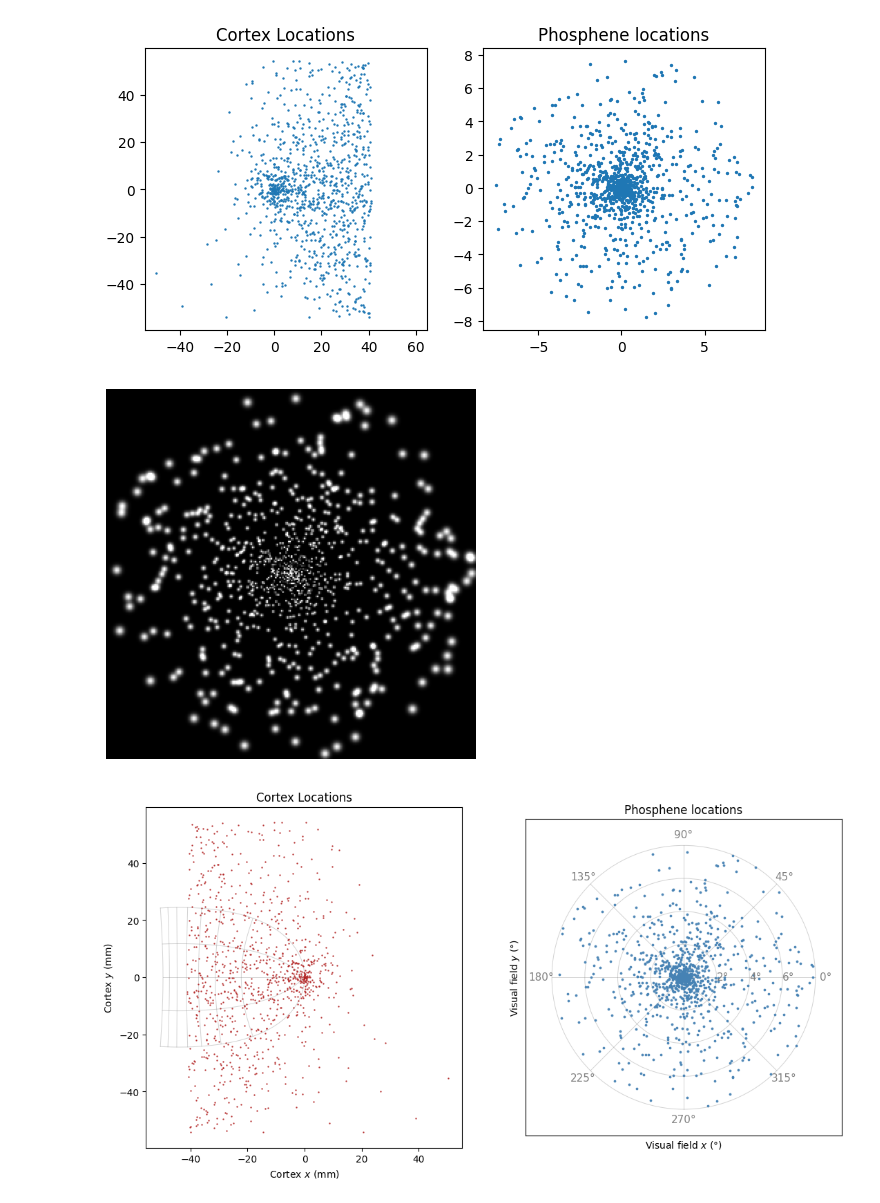
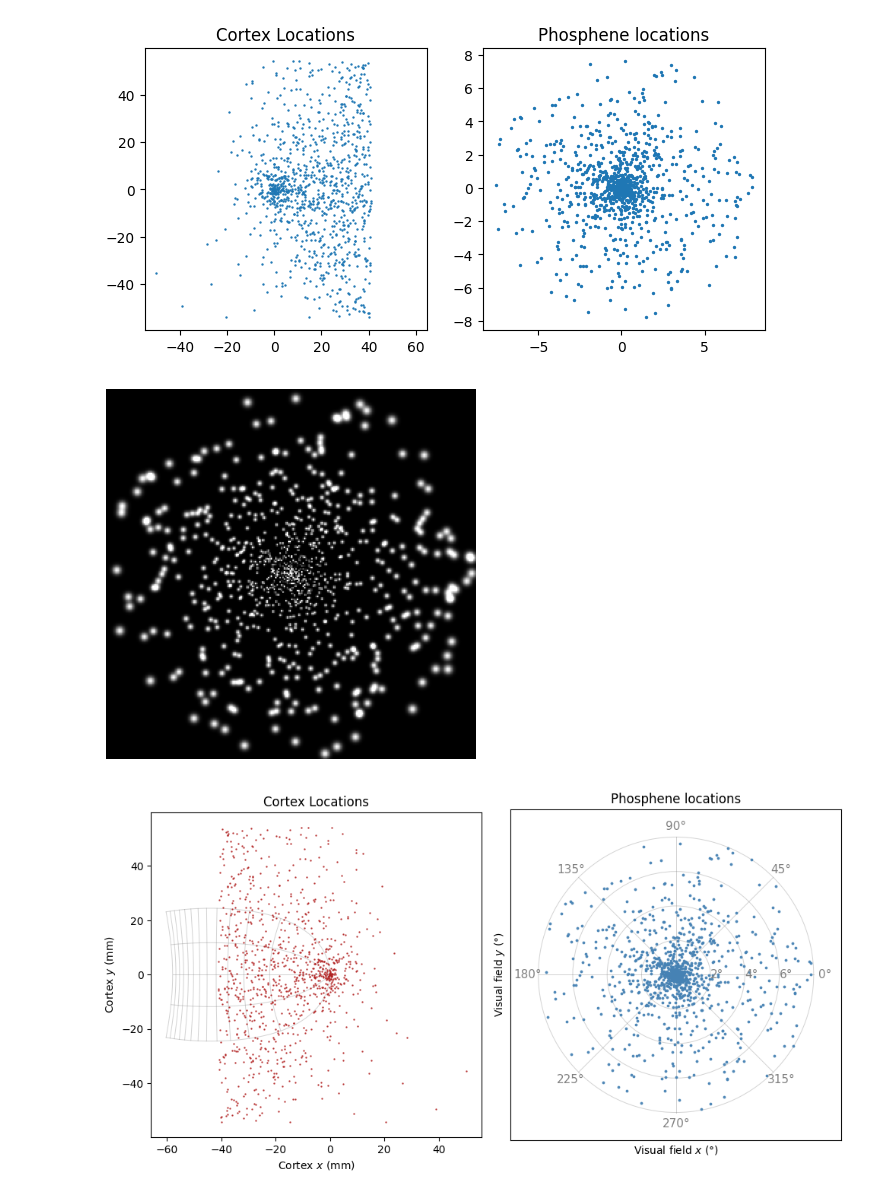
Before and after one commit to MichelleAppel/SCAPE, a Jupyter notebook: notebooks/demo_cortex_models.ipynb, the cells around one changed output. Cells and saved outputs as stored; diff of their text form; code cells hidden in the pictures.

Commit message:
diagrams

```diff
--- a/notebooks/demo_cortex_models.ipynb
+++ b/notebooks/demo_cortex_models.ipynb
@@ -59,11 +59,11 @@ Wrote 32 by 32 grid centered at fovea to ../electrode_schemes/yaml/biggrid.yaml
 # %%
 import pickle
 # %%
-PLOT_TRUE_CORTEX_LOCATIONS = True # set true for plotting the distorted cortex locations corresponding to the phosphenes.
+PLOT_TRUE_CORTEX_LOCATIONS = False # set true for plotting the distorted cortex locations corresponding to the phosphenes.
 
 
 # read parameters from yaml file
-params = utils.load_params(os.path.join(BASE_PATH, 'config','params.yaml'))
+# params = utils.load_params(os.path.join(BASE_PATH, 'config','params.yaml'))
 
 # initialise phopshene locations, either using a cortex model or semi-probabilistically
 # x,y = utils.load_coordinates_from_yaml(os.path.join(BASE_PATH, 'electrode_schemes', 'yaml', 'squares.yaml'))
@@ -79,7 +79,10 @@ if PLOT_TRUE_CORTEX_LOCATIONS:
     visual_field_to_cortex = cortex_models.get_mapping_from_visual_field_to_cortex(params['cortex_model'])
     z = coordinates_visual_field.flip(hor=True, vert=True).complex
     coordinates_cortex = Map(z=visual_field_to_cortex(z))
-
+# else:
+#     params['run']['view_angle'] = 3
+#     coordinates_cortex = cortex_models.get_cortex_coordinates_default(params['cortex_model'])
+#     coordinates_visual_field = get_visual_field_coordinates_from_cortex(params['cortex_model'], coordinates_cortex)
 
 # Plot cortex locations
 fig, axs = plt.subplots(1,2, figsize=(8,4))
@@ -137,7 +140,7 @@ for i,stim in enumerate(stims):
     plt.axis('off')
     plt.show()
 # %% [output]
-[figure, old version]
+[figure, new version]
 # %%
 import numpy as np
 import matplotlib.pyplot as plt
@@ -149,7 +152,7 @@ import matplotlib.pyplot as plt
 view_angle = params['run']['view_angle']          # 16
 half_angle = view_angle / 2                        # 8
 
-fig, axs = plt.subplots(1, 2, figsize=(13, 8))
+fig, axs = plt.subplots(1, 2, figsize=(10, 5))
 
 
 
@@ -157,7 +160,8 @@ fig, axs = plt.subplots(1, 2, figsize=(13, 8))
 # Half‐circle in visual field (90°→270°)
 phis_cortex = np.linspace(0.5*np.pi, 1.5*np.pi, 5)
 # Radii for the retinotopic grid
-radii = np.linspace(2, 14, 7)
+radii = np.linspace(2, 25, 12)
+phis_cortex = np.linspace(0.5*np.pi, 1.5*np.pi, 5)
 
 # --- Cortex panel (Cartesian axes + retinotopic grid) ---
 coords_cortex = coordinates_cortex.flip(hor=True, vert=False)
@@ -228,32 +232,35 @@ for φ,deg in zip(phis_full, deg_labels):
     axs[1].plot([0, max_rad*np.cos(φ)],
                 [0, max_rad*np.sin(φ)],
                 color='gray', lw=0.7,
                 alpha=0.35, zorder=1)
     axs[1].text(1.08*max_rad*np.cos(φ),
                 1.08*max_rad*np.sin(φ),
                 f"{deg}°", fontsize=11,
                 ha='center', va='center',
                 color='gray')
 
 # radial (distance) labels on horizontal
 for R in circle_radii[:-1]:
     axs[1].text(R, 0,
                 f"{int(R)}°",
                 fontsize=11,
                 ha='left', va='center',
                 color='gray')
 
 axs[1].set_aspect('equal')
 axs[1].set_xlim(*xlim)
 axs[1].set_ylim(*ylim)
 axs[1].set_xlabel('Visual field $x$ (°)')
 axs[1].set_ylabel('Visual field $y$ (°)')
 axs[1].set_xticks([])
 axs[1].set_yticks([])
 
+# # make squares equal size
+# axs[1].set_box_aspect(1)  # Ensures equal aspect ratio for squares
+# axs[0].set_box_aspect(1.1)
 
 
-# plt.tight_layout()
+plt.tight_layout()
 plt.show()
 # %% [output]
-[figure, old version]
+[figure, new version]
```
Also changed, not shown: parts of 3 cells of this notebook, 8 other files.
